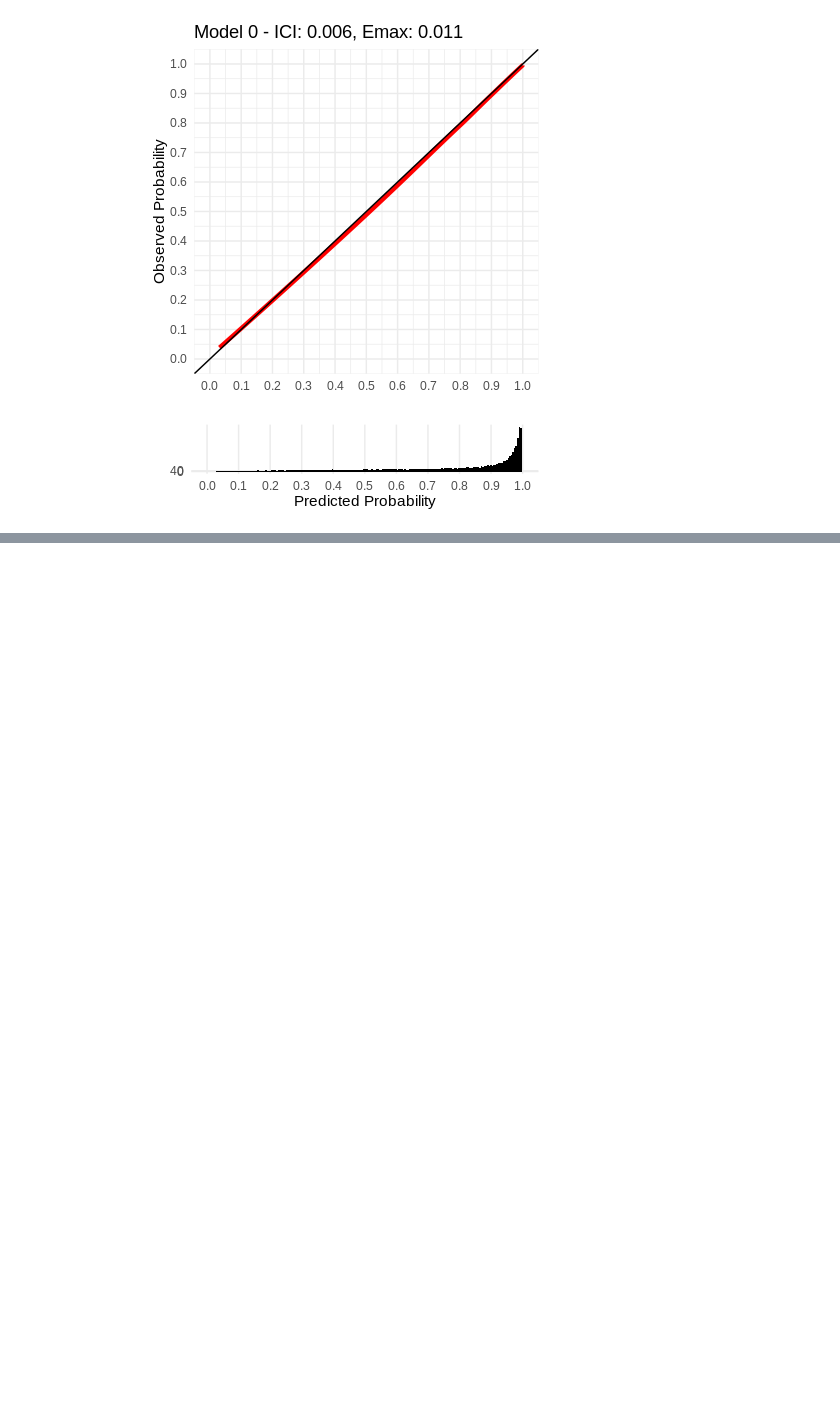
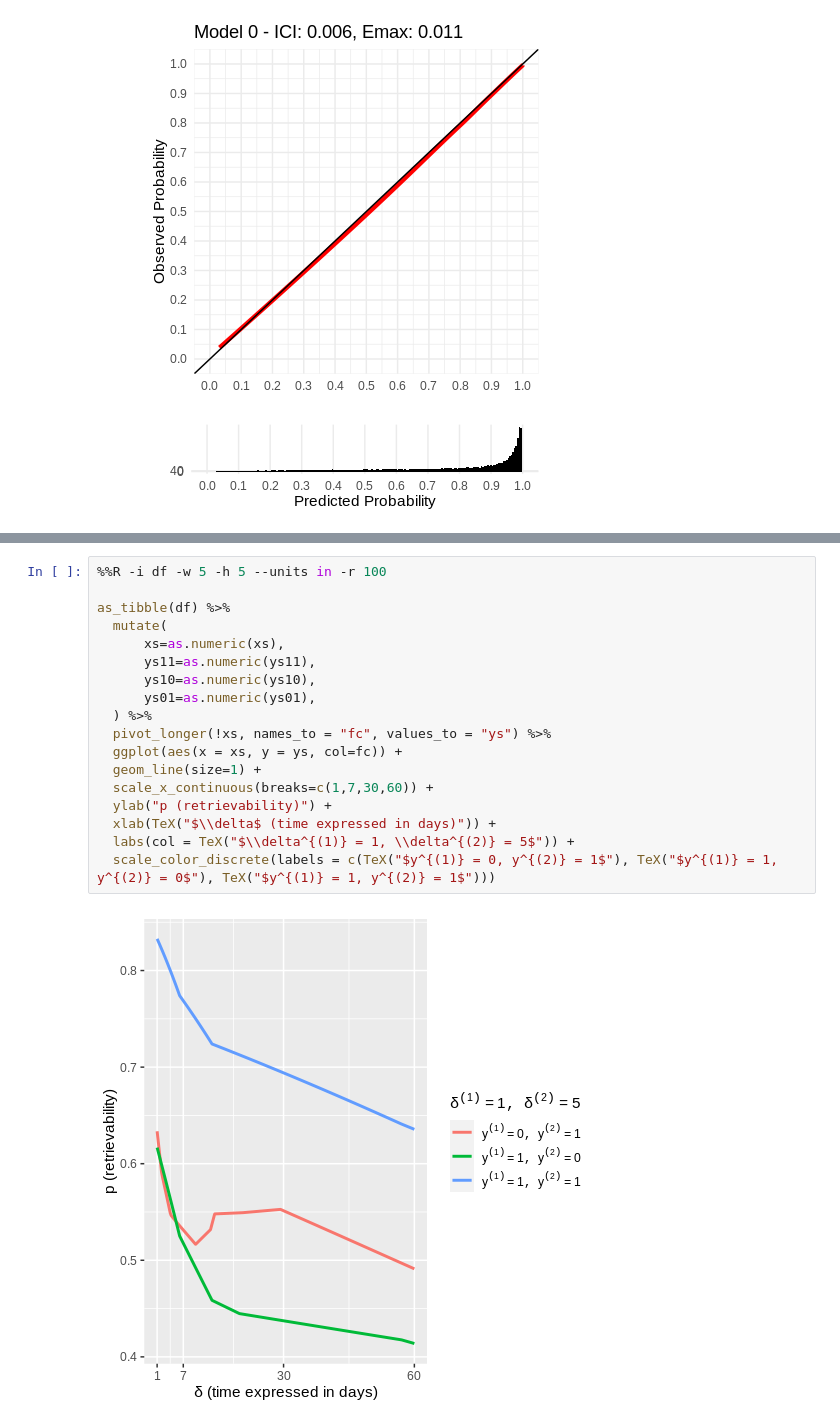
Before and after one commit to giacomoran/memory-models, a Jupyter notebook: model_dash_rnn.ipynb, the cells around one changed output, grey strips where cells are left out. Drawn from its saved outputs; the diff is of its cells as text; blank space fills up the shorter version.

Commit message:
Plot forgetting curves for DASH[RNN]

```diff
--- a/model_dash_rnn.ipynb
+++ b/model_dash_rnn.ipynb
@@ -492,0 +539,20 @@ plot_cal_rating_pred(r_predictions, "Model 0", metrics)
+# %%
+%%R -i df -w 5 -h 5 --units in -r 100
+
+as_tibble(df) %>%
+  mutate(
+      xs=as.numeric(xs),
+      ys11=as.numeric(ys11),
+      ys10=as.numeric(ys10),
+      ys01=as.numeric(ys01),
+  ) %>%
+  pivot_longer(!xs, names_to = "fc", values_to = "ys") %>%
+  ggplot(aes(x = xs, y = ys, col=fc)) +
+  geom_line(size=1) +
+  scale_x_continuous(breaks=c(1,7,30,60)) +
+  ylab("p (retrievability)") +
+  xlab(TeX("$\\delta$ (time expressed in days)")) +
+  labs(col = TeX("$\\delta^{(1)} = 1, \\delta^{(2)} = 5$")) +
+  scale_color_discrete(labels = c(TeX("$y^{(1)} = 0, y^{(2)} = 1$"), TeX("$y^{(1)} = 1, y^{(2)} = 0$"), TeX("$y^{(1)} = 1, y^{(2)} = 1$")))
+# %% [output]
+[figure, added]
```
Also changed, not shown: parts of 6 cells of this notebook.
